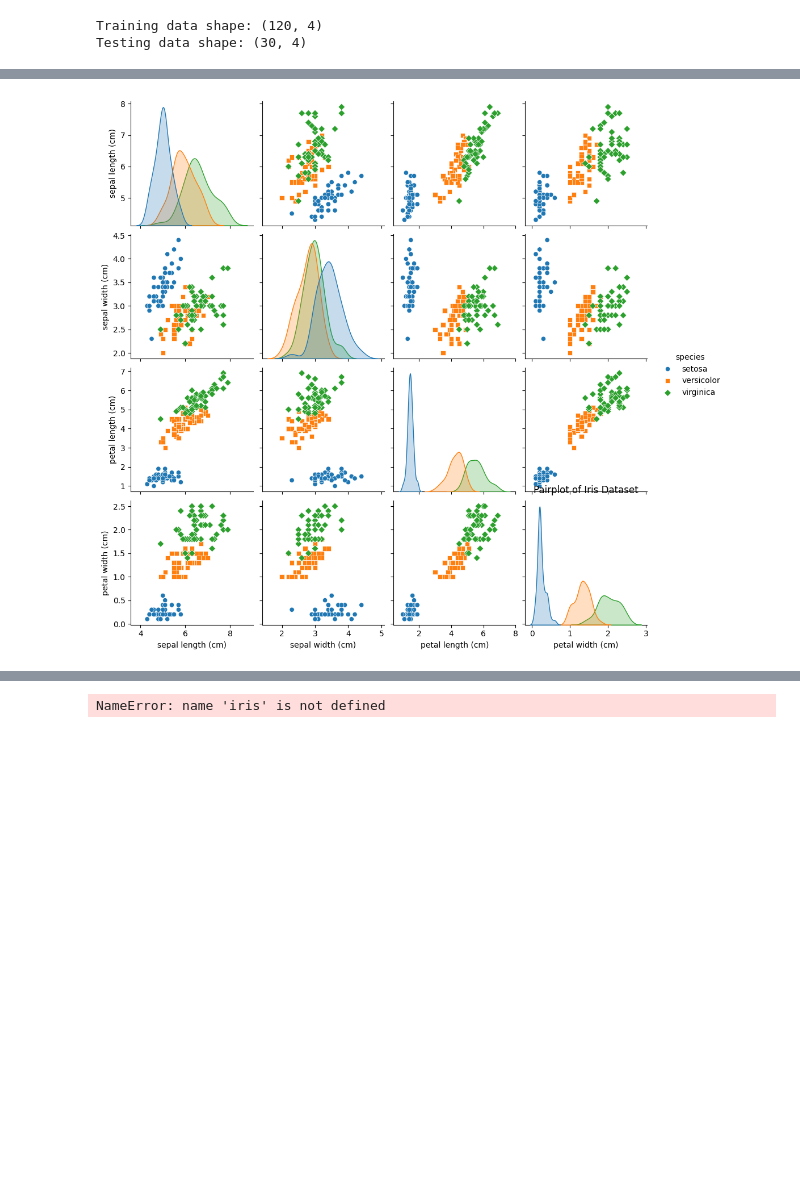
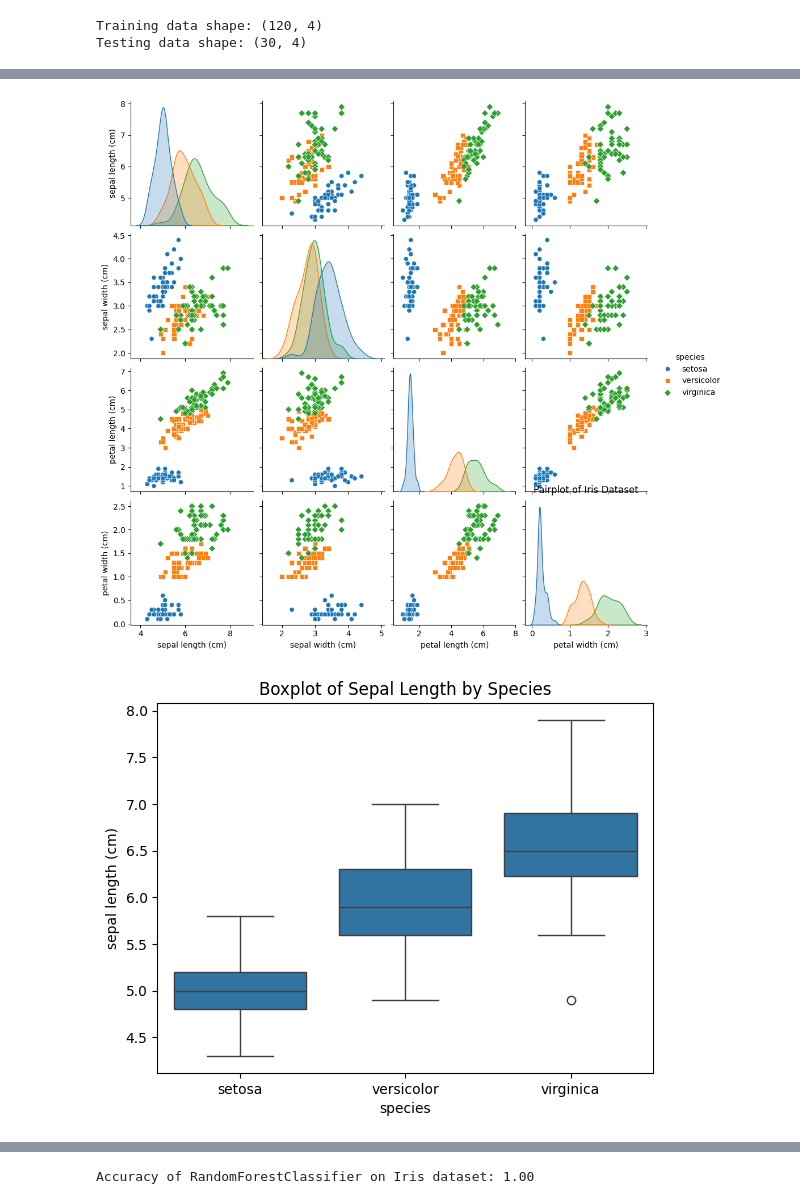
Before and after one commit to sujalkumeriya59/Machine-Learning, a Jupyter notebook: Pract_1.ipynb, the cells around one changed output, grey strips where cells are left out. Drawn from its saved outputs; the diff is of its cells as text; code cells hidden in the pictures; blank space fills up the shorter version.

```diff
--- a/Pract_1.ipynb
+++ b/Pract_1.ipynb
@@ -1,12 +1,17 @@
 # %% [markdown]
 <a href="https://colab.research.google.com/github/sujalkumeriya59/Machine-Learning/blob/main/Pract_1.ipynb" target="_parent"><img src="https://colab.research.google.com/assets/colab-badge.svg" alt="Open In Colab"/></a>
 # %%
+!pip install scikit-learn
 import numpy as np
 import pandas as pd
 import matplotlib.pyplot as plt
 import seaborn as sns
 from sklearn.datasets import load_iris
 from sklearn.model_selection import train_test_split
+# Import the RandomForestClassifier
+from sklearn.ensemble import RandomForestClassifier
+from sklearn.metrics import accuracy_score
+
 
 data = load_iris()
 df = pd.DataFrame(data.data, columns=data.feature_names)
@@ -38,18 +43,18 @@ sns.pairplot(df, hue='species', markers=["o","s","D"])
 plt.title("Pairplot of Iris Dataset", y=1.02) # Changed 'subtitle' to 'title' and adjusted the y-coordinate to position it like a subtitle
 plt.show()
 
-sns.boxplot(x='species', y='sepal length (cm)', data=iris)
+sns.boxplot(x='species', y='sepal length (cm)', data=df) # Replace 'iris' with 'df'
 plt.title('Boxplot of Sepal Length by Species')
 plt.show()
 
-numerical_iris = iris.select_dtypes(include=['number'])
-correlation_matrix = numerical_iris.corr()
+numerical_df = df.select_dtypes(include=['number'])
+correlation_matrix = numerical_df.corr()
 sns.heatmap(correlation_matrix, annot=True, cmap='coolwarm',fmt=".2f",linewidths=0.5)
 plt.title('Correlation Heatmap of Iris Dataset')
 plt.show()
 
-X = iris.drop(columns=['species'])
-y = iris['species']
+X = df.drop(columns=['species'])
+y = df['species']
 X_train, X_test, y_train, y_test = train_test_split(X, y, test_size=0.2, random_state=42)
 
 model = RandomForestClassifier(random_state=42)
@@ -63,19 +73,20 @@ print(f"\nAccuracy of RandomForestClassifier on Iris dataset: {accuracy:.2f}")
 First 5 rows of the dataset:
    sepal length (cm)  sepal width (cm)  petal length (cm)  petal width (cm)  \
 0                5.1               3.5                1.4               0.2
 1                4.9               3.0                1.4               0.2
 2                4.7               3.2                1.3               0.2
 3                4.6               3.1                1.5               0.2
 4                5.0               3.6                1.4               0.2
 
   species
 0  setosa
 1  setosa
 2  setosa
 3  setosa
 4  setosa
 [figure]
 Training data shape: (120, 4)
 Testing data shape: (30, 4)
 [figure]
 [figure]
+[figure, added]
@@ -82 +94 @@ Testing data shape: (30, 4)
-NameError: name 'iris' is not defined
+Accuracy of RandomForestClassifier on Iris dataset: 1.00
```
Also changed, not shown: parts of 1 cell of this notebook.
